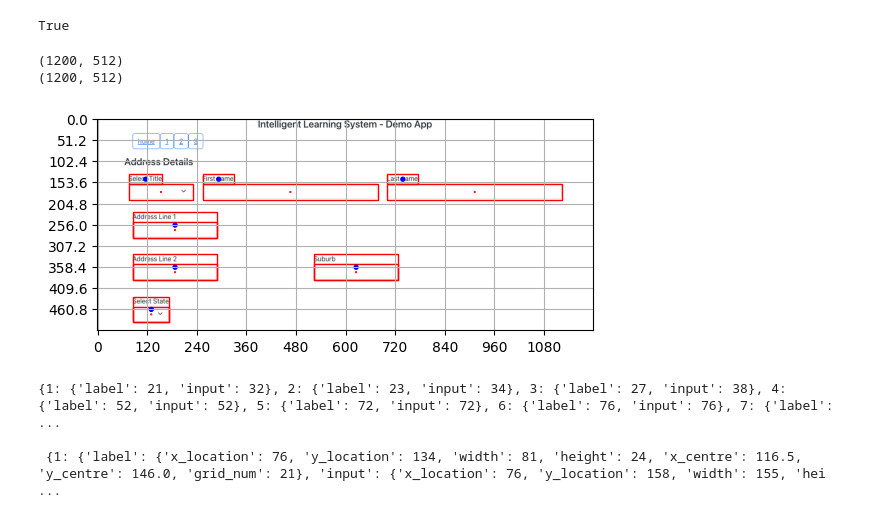
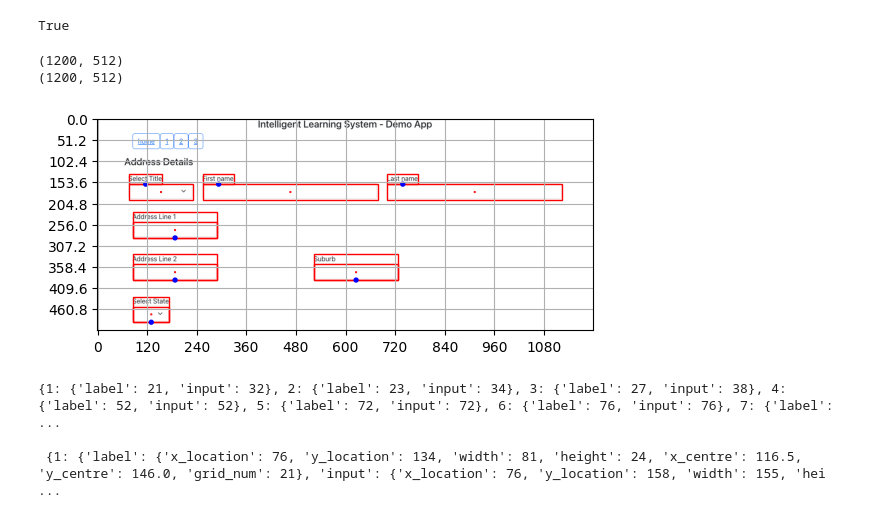
Before and after one commit to ChandraMathan/ILS, a Jupyter notebook: integration/integration.ipynb, the cells around one changed output. Saved outputs shown, nothing was run; the diff lists cells and outputs as text; code cells hidden in the pictures.

```diff
--- a/integration/integration.ipynb
+++ b/integration/integration.ipynb
@@ -41,8 +41,8 @@ for id in range(1,8):
     element_dict[id]['label']['y_location'] = element_label.location['y']
     element_dict[id]['label']['width'] = element_label.size['width']
     element_dict[id]['label']['height'] = element_label.size['height']
-    element_dict[id]['label']['x_centre'] = element_label.location['x'] + round((element_label.size['width']/2.0),1)
-    element_dict[id]['label']['y_centre'] = element_label.location['y'] + round((element_label.size['height']/2.0),1)
+    element_dict[id]['label']['x_centre'] = element_label.location['x'] + round((element_label.size['width']/2.0),2)
+    element_dict[id]['label']['y_centre'] = element_label.location['y'] + round((element_label.size['height']/1.0),2)
 
     element_dict[id]['input']['x_location'] = element_input.location['x']
     element_dict[id]['input']['y_location'] = element_input.location['y']
@@ -87,8 +87,8 @@ print(im.size)
 fig, ax = plt.subplots()
 
 # grid spacing
-x_ticks = np.arange(0, image_width, round((image_width / num_grid_x),1))
-y_ticks = np.arange(0, image_height, round((image_height / num_grid_x),1))
+x_ticks = np.arange(0, image_width, round((image_width / num_grid_x),2))
+y_ticks = np.arange(0, image_height, round((image_height / num_grid_x),2))
 
 
 ax.set_xticks(x_ticks)
@@ -100,34 +100,34 @@ ax.grid(True)
 ax.imshow(im)
 
 
 
 for id in range(1,8):
 
     rect_input = patches.Rectangle((element_dict[id]['input']['x_location'] , element_dict[id]['input']['y_location']), element_dict[id]['input']['width'], element_dict[id]['input']['height'], linewidth=1, edgecolor='r', facecolor='none')
     x_centre_input = element_dict[id]['input']['x_centre']
     y_centre_input = element_dict[id]['input']['y_centre']
 
     rect_label = patches.Rectangle((element_dict[id]['label']['x_location'] , element_dict[id]['label']['y_location']), element_dict[id]['label']['width'], element_dict[id]['label']['height'], linewidth=1, edgecolor='r', facecolor='none')
     x_centre_label = element_dict[id]['label']['x_centre']
     y_centre_label = element_dict[id]['label']['y_centre']
 
     # Add the patch to the Axes
     ax.add_patch(rect_input)
     ax.add_patch(rect_label)
 
     #plot cente
     cir_label = patches.Circle((x_centre_label, y_centre_label), radius = 3, linewidth=2, edgecolor='b', facecolor='none')
     cir_input = patches.Circle((x_centre_input, y_centre_input), radius = 1, linewidth=1, edgecolor='r', facecolor='none')
 
     ax.add_patch(cir_label)
     ax.add_patch(cir_input)
 
 
 plt.show()
 # %% [output]
 (1200, 512)
 (1200, 512)
-[figure, old version]
+[figure, new version]
 # %%
 
 
```
Also changed, not shown: parts of 1 cell of this notebook.
